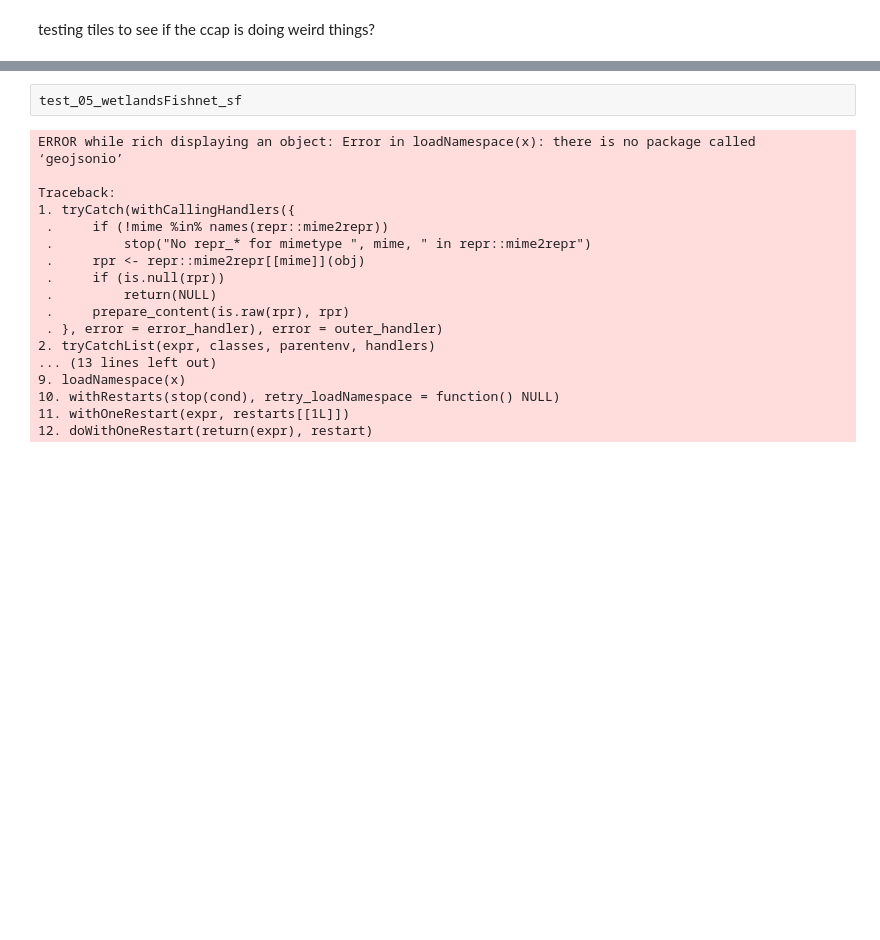
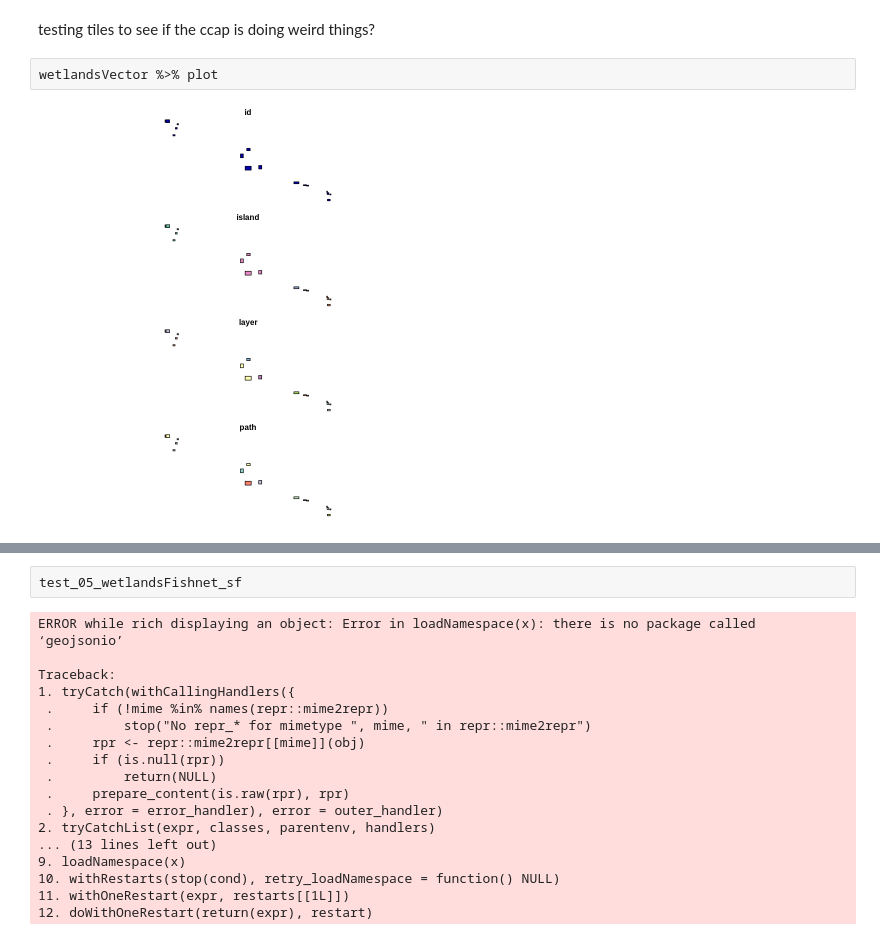
Before and after one commit to MadmanMarble/MadmanMarble, a Jupyter notebook: Untitled28.ipynb, the cells around one changed output, grey strips where cells are left out. Saved outputs shown, nothing was run; the diff lists cells and outputs as text; blank space fills up the shorter version.

```diff
--- a/Untitled28.ipynb
+++ b/Untitled28.ipynb
@@ -1000,5 +1034,9 @@ st_write(wetlandsFishnet_sf, "/content/384_wetlandsFishnet.gpkg")
 # %% [markdown]
 testing tiles to see if the ccap is doing weird things?
+# %%
+wetlandsVector %>% plot
+# %% [output]
+[figure, added]
 # %%
 #  THIS IS ITTTTT
 #  Expands the box so that each cell is equal.
```
Also changed, not shown: parts of 58 cells of this notebook.
